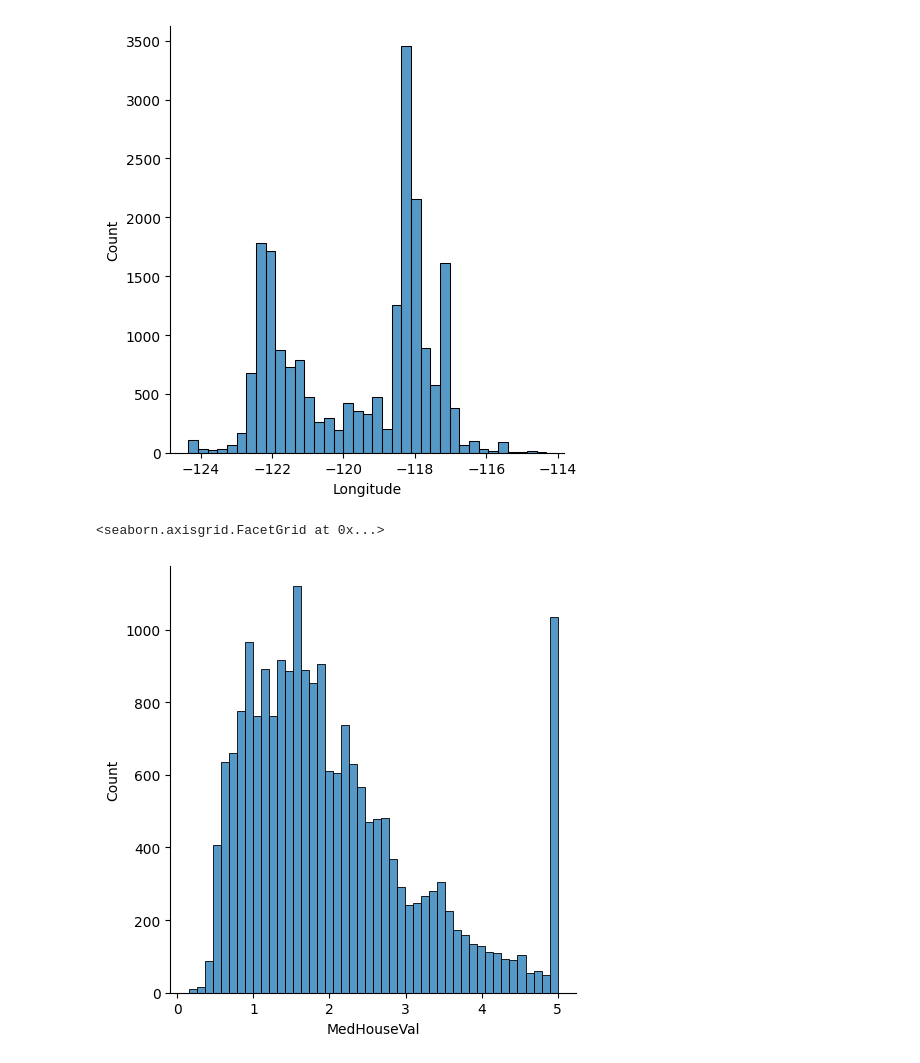
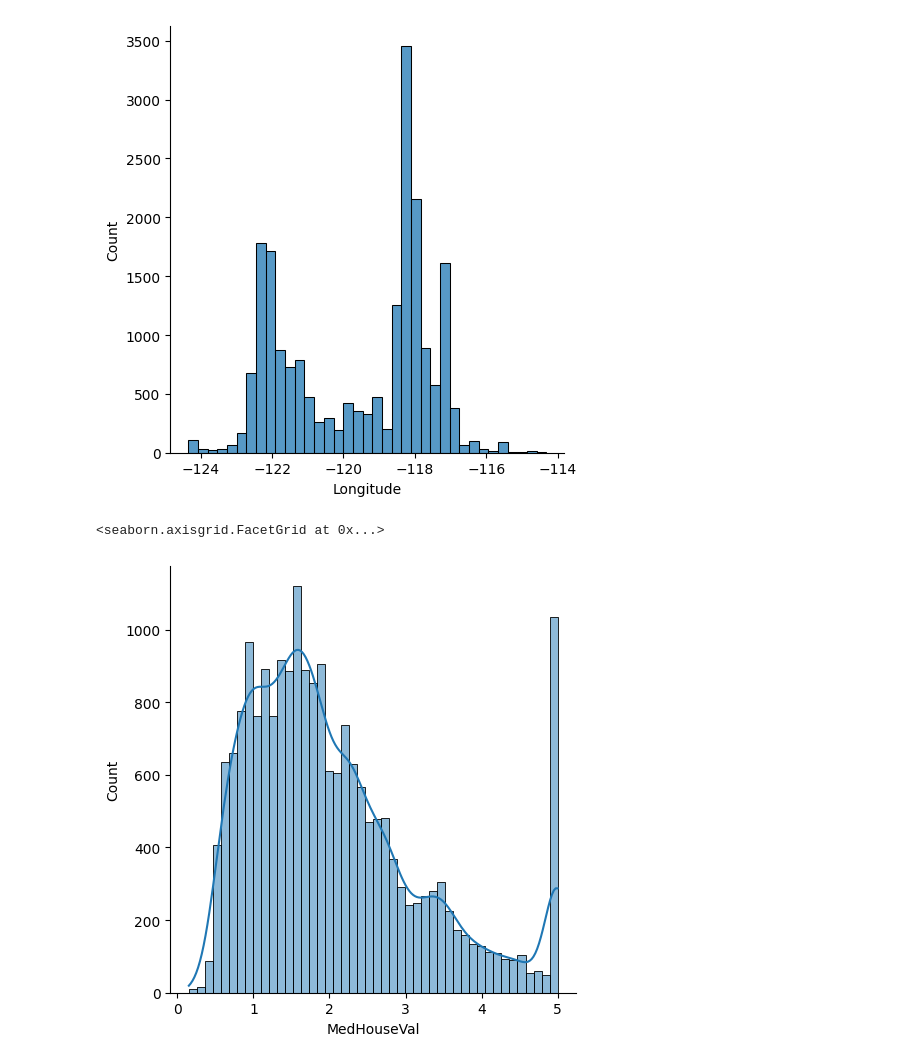
Before and after one commit to joselitom17/Lineal_Regression_Project, a Jupyter notebook: notebooks/EDA_California_Housing.ipynb, the cells around one changed output. Saved outputs shown, nothing was run; the diff lists cells and outputs as text; code cells hidden in the pictures.

```diff
--- a/notebooks/EDA_California_Housing.ipynb
+++ b/notebooks/EDA_California_Housing.ipynb
@@ -104,7 +116,7 @@ sns.displot(data, x = "Longitude")
 [figure]
 # %%
 # MedHouseVal variable plot
-sns.displot(data, x = "MedHouseVal")
+sns.displot(data, x = "MedHouseVal", kde=True)
 # %% [output]
 <seaborn.axisgrid.FacetGrid at 0x...>
-[figure, old version]
+[figure, new version]
```
Also changed, not shown: parts of 10 cells of this notebook, 1 other file.
